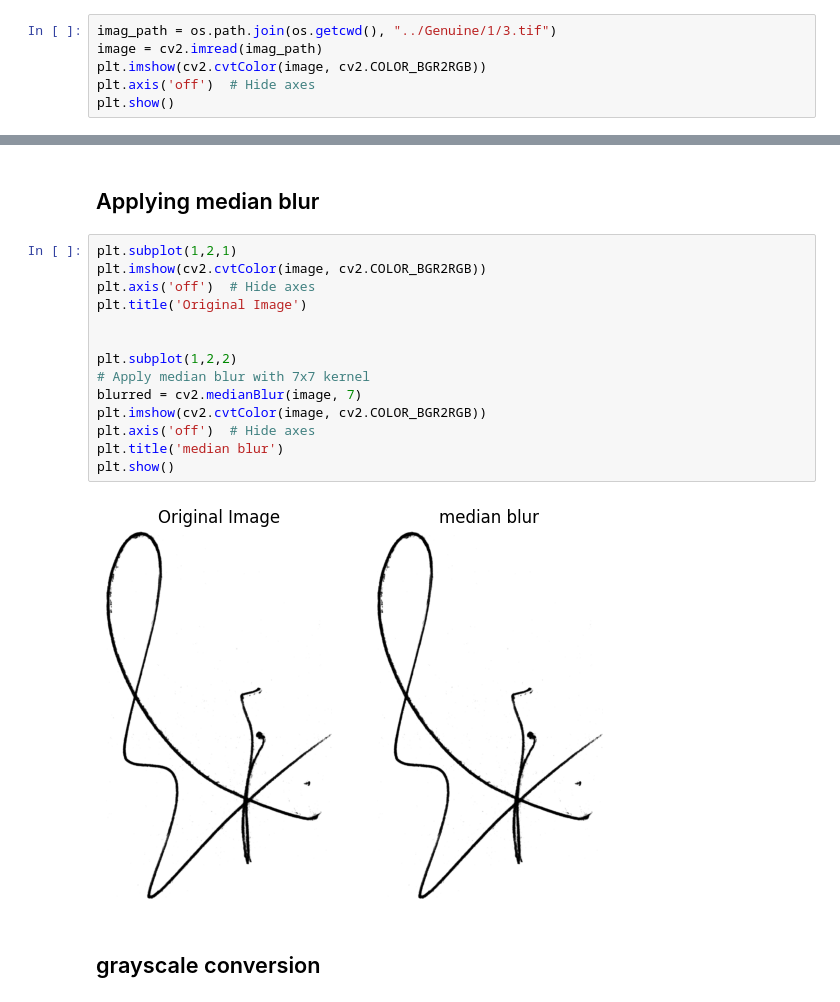
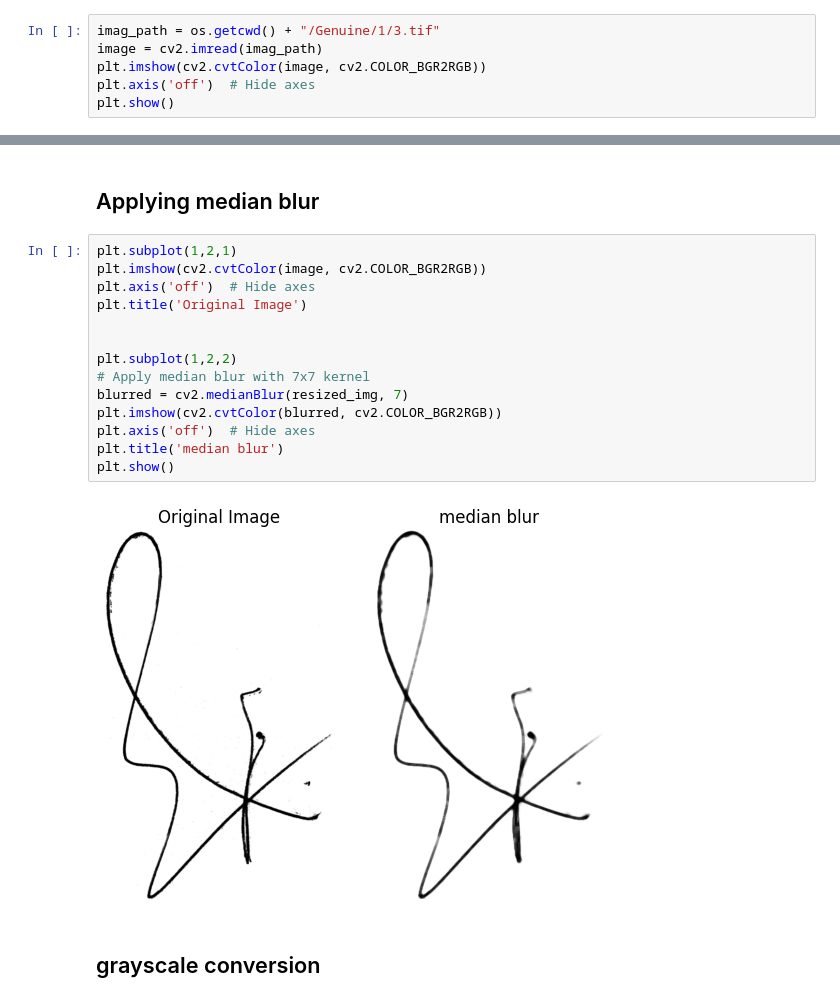
Before and after one commit to PrajwalChaudhary25/signature_verification, a Jupyter notebook: Notebooks/Dataset_preprocessing.ipynb, the cells around one changed output, grey strips where cells are left out. Drawn from its saved outputs; the diff is of its cells as text.

```diff
--- a/Notebooks/Dataset_preprocessing.ipynb
+++ b/Notebooks/Dataset_preprocessing.ipynb
@@ -10,7 +13,7 @@ os.getcwd()
 # %% [markdown]
 ## Reading image
 # %%
-imag_path = os.path.join(os.getcwd(), "../Genuine/1/3.tif")
+imag_path = os.getcwd() + "/Genuine/1/3.tif"
 image = cv2.imread(imag_path)
 plt.imshow(cv2.cvtColor(image, cv2.COLOR_BGR2RGB))
 plt.axis('off')  # Hide axes
@@ -54,19 +57,19 @@ plt.show()
 # %%
 plt.subplot(1,2,1)
 plt.imshow(cv2.cvtColor(image, cv2.COLOR_BGR2RGB))
 plt.axis('off')  # Hide axes
 plt.title('Original Image')
 
 
 plt.subplot(1,2,2)
 # Apply median blur with 7x7 kernel
-blurred = cv2.medianBlur(image, 7)
-plt.imshow(cv2.cvtColor(image, cv2.COLOR_BGR2RGB))
+blurred = cv2.medianBlur(resized_img, 7)
+plt.imshow(cv2.cvtColor(blurred, cv2.COLOR_BGR2RGB))
 plt.axis('off')  # Hide axes
 plt.title('median blur')
 plt.show()
 # %% [output]
-[figure, old version]
+[figure, new version]
 # %% [markdown]
 ## grayscale conversion
 # %%
```
Also changed, not shown: parts of 5 cells of this notebook.
